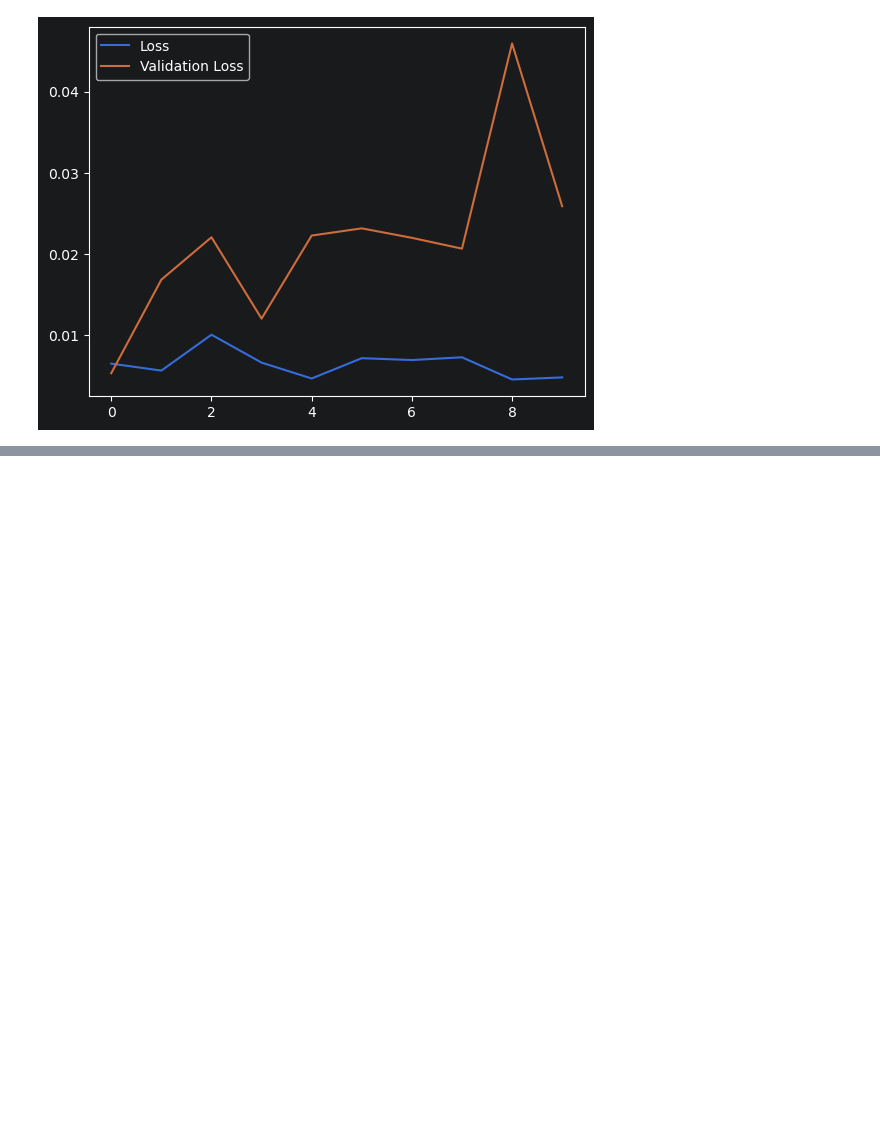
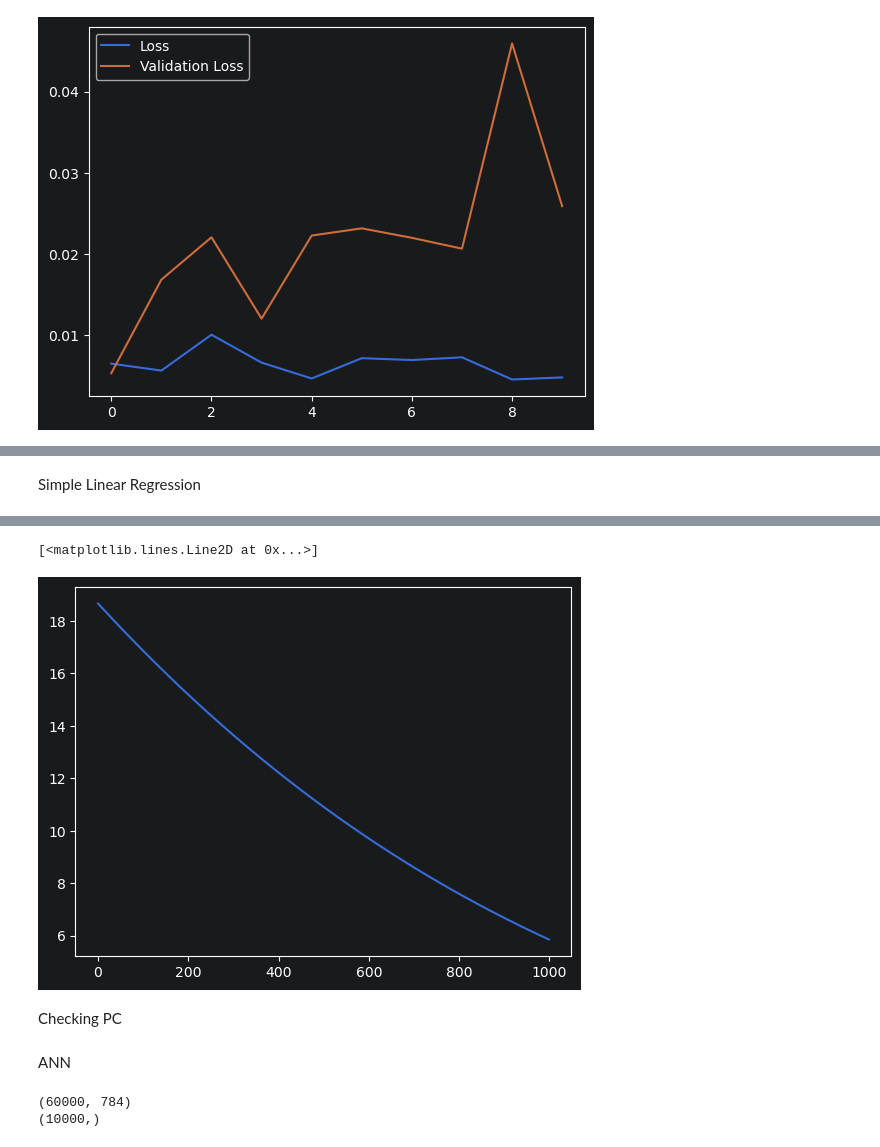
Before and after one commit to namal1230/DeepLearning-and-NeuralNetwork, a Jupyter notebook: DeepLearning-and-NeuralNetwork.ipynb, the cells around one changed output, grey strips where cells are left out. Cells and saved outputs as stored; diff of their text form; code cells hidden in the pictures; blank space fills up the shorter version.

```diff
--- a/DeepLearning-and-NeuralNetwork.ipynb
+++ b/DeepLearning-and-NeuralNetwork.ipynb
@@ -630,0 +1068,2 @@ plt.legend()
+# %% [markdown]
+Simple Linear Regression
@@ -630,0 +1073,41 @@ plt.legend()
+# %%
+x = torch.tensor([1.0, 2.0, 3.0])
+y = torch.tensor([2.0, 4.0 , 6.0])
+
+w = torch.tensor(0.0, requires_grad=True)
+# %%
+mse_loss = nn.MSELoss()
+optimizer = torch.optim.Adam([w], lr=0.001)
+# %%
+def foward(x):
+    return w*x
+
+# def MSElos(y, y_pred):
+#     return torch.mean((y-y_pred)**2)
+# %%
+epochs = 1000
+lr = 0.001
+
+mse_list = []
+epoch_list = []
+
+for i in range(epochs):
+    y_pred = foward(x)
+    loss = mse_loss(y_pred, y)
+    # loss = MSElos(y, y_pred)
+    loss.backward()
+
+    # with torch.no_grad():
+    #     w.data = w.data - lr * w.grad
+
+    optimizer.step()
+    optimizer.zero_grad()
+
+    # w.grad.zero_()///
+    mse_list.append(loss.item())
+    epoch_list.append(i)
+
+    print(f"epoch: {i}, loss: {loss.item()}, w: {w.item()}")
+
+plt.plot(epoch_list,mse_list)
+# %% [output]
@@ -630,0 +1131,4 @@ plt.legend()
+[<matplotlib.lines.Line2D at 0x...>]
+[figure, added]
+# %% [markdown]
+Checking PC
@@ -630,0 +1138,2 @@ plt.legend()
+# %% [markdown]
+ANN
@@ -630,0 +1143,12 @@ plt.legend()
+# %%
+(x_train, y_train), (x_test, y_test) = mnist.load_data()
+x_train = x_train/255.0
+x_test = x_test/255.0
+
+x_train = x_train.reshape(60000,28*28)
+x_test = x_test.reshape(10000,28*28)
+print(x_train.shape)
+print(y_test.shape)
+# %% [output]
+(60000, 784)
+(10000,)
```
Also changed, not shown: parts of 109 cells of this notebook.
